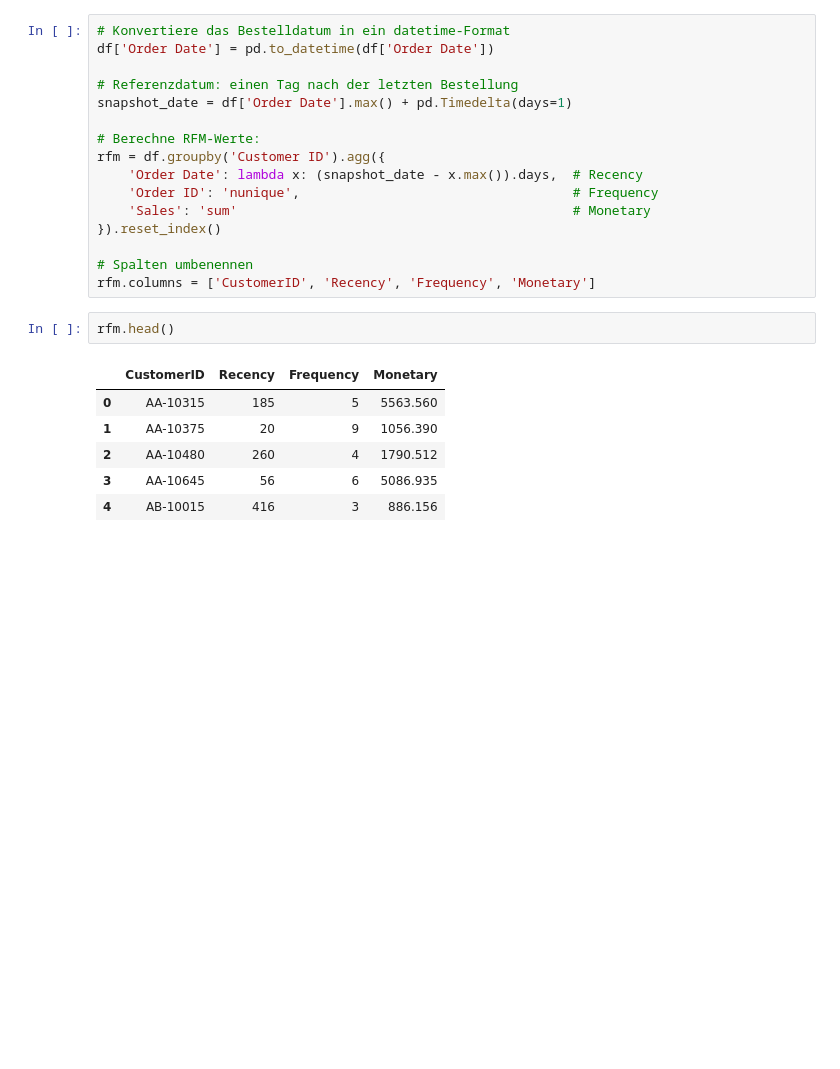
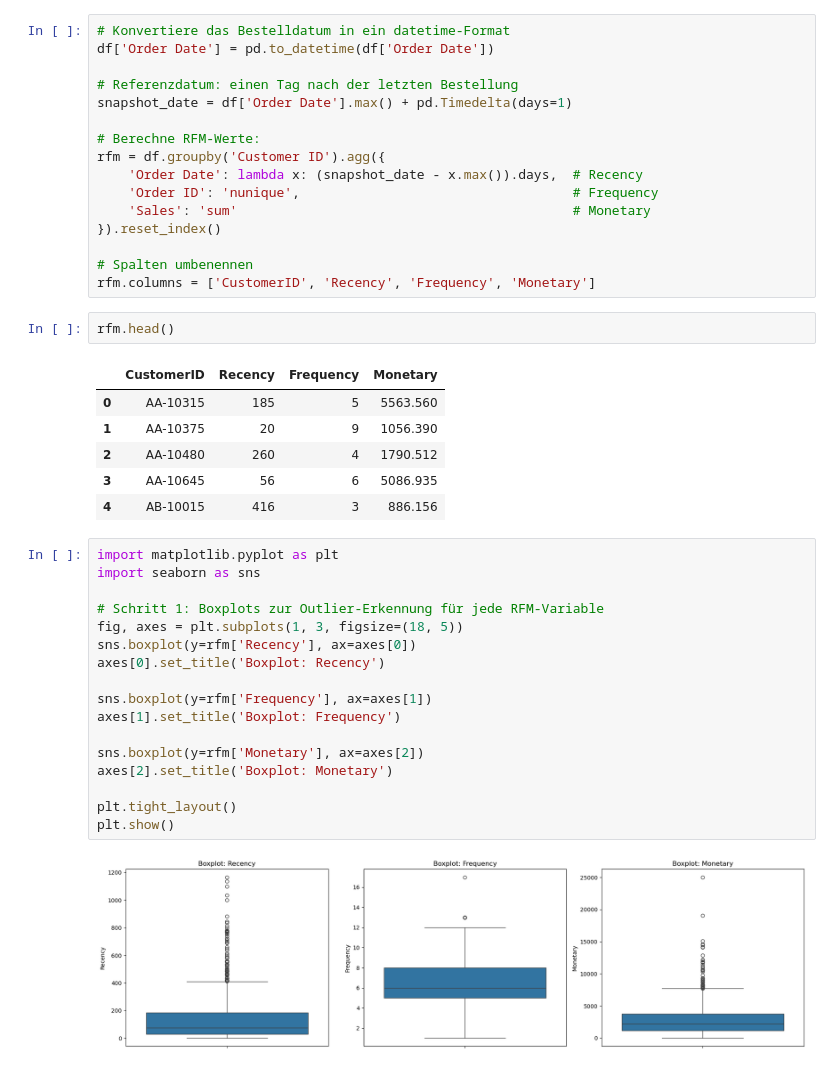
Before and after one commit to feizicodes/E-Commerce, a Jupyter notebook: clustering.ipynb, the cells around one changed output. Cells and saved outputs as stored; diff of their text form; blank space fills up the shorter version.

```diff
--- a/clustering.ipynb
+++ b/clustering.ipynb
@@ -38,3 +38,22 @@ rfm.head()
 | 2 | AA-10480 | 260 | 4 | 1790.512 |
 | 3 | AA-10645 | 56 | 6 | 5086.935 |
 | 4 | AB-10015 | 416 | 3 | 886.156 |
+# %%
+import matplotlib.pyplot as plt
+import seaborn as sns
+
+# Schritt 1: Boxplots zur Outlier-Erkennung für jede RFM-Variable
+fig, axes = plt.subplots(1, 3, figsize=(18, 5))
+sns.boxplot(y=rfm['Recency'], ax=axes[0])
+axes[0].set_title('Boxplot: Recency')
+
+sns.boxplot(y=rfm['Frequency'], ax=axes[1])
+axes[1].set_title('Boxplot: Frequency')
+
+sns.boxplot(y=rfm['Monetary'], ax=axes[2])
+axes[2].set_title('Boxplot: Monetary')
+
+plt.tight_layout()
+plt.show()
+# %% [output]
+[figure, added]
```
Also changed, not shown: parts of 1 cell of this notebook.
